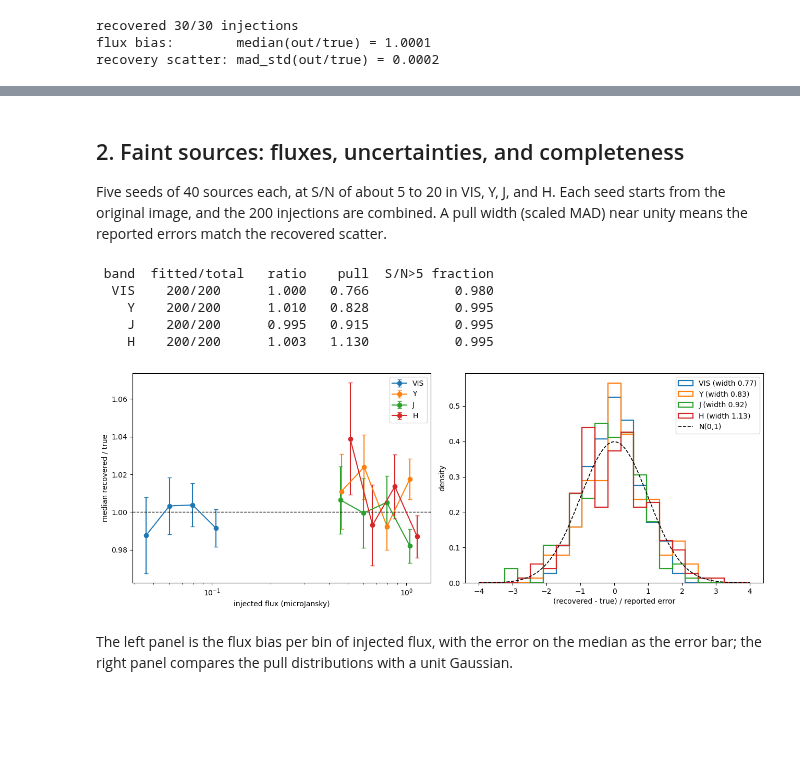
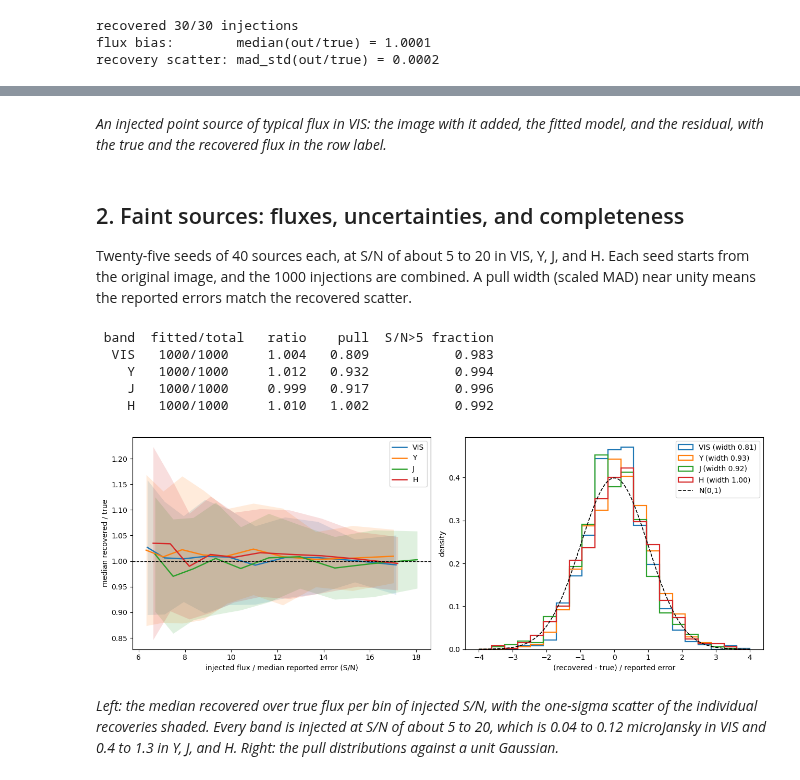
Before and after one commit to Caltech-IPAC/euclid-forced-photometry, a Jupyter notebook: notebooks/supporting_notebooks/injection_recovery.ipynb, the cells around one changed output, grey strips where cells are left out. Drawn from its saved outputs; the diff is of its cells as text; code cells hidden in the pictures; blank space fills up the shorter version.

```diff
--- a/notebooks/supporting_notebooks/injection_recovery.ipynb
+++ b/notebooks/supporting_notebooks/injection_recovery.ipynb
@@ -10,29 +10,18 @@ We look at the recovered flux scale, the pull `(recovered - true) /
 reported error`, and the fraction recovered with a valid fit and S/N > 5.
 The injected signal is noiseless: source Poisson noise is not simulated.
 # %%
-# Locate the package when running from either notebook directory.
-import os, sys
-from pathlib import Path
-PROJECT_ROOT = next((p for p in (Path.cwd(), *Path.cwd().parents)
-                     if (p / "src/euclid_phot").is_dir()), None)
-if PROJECT_ROOT is None:
-    raise RuntimeError("Run this notebook from the repository.")
-if "euclid_phot" in sys.modules:
-    loaded_from = Path(sys.modules["euclid_phot"].__file__).resolve()
-    if loaded_from != (PROJECT_ROOT / "src/euclid_phot/__init__.py").resolve():
-        raise RuntimeError("Restart the kernel to load this repository's package.")
-sys.path.insert(0, str(PROJECT_ROOT / "src"))
-os.environ.setdefault("EUCLID_PHOT_DATA_DIR", str(PROJECT_ROOT / "examples/native_data"))
-
 import numpy as np
 from astropy.table import vstack
 import matplotlib.pyplot as plt
 
+import euclid_phot as ep
+
+from euclid_phot.config import DEFAULT_DATA_DIR
 from euclid_phot.injection import run_injection_recovery, summarize_recovery
 
 TARGET_RA, TARGET_DEC = 269.48, 67.30
 CUTOUT_SIZE_ARCSEC = 50.0
-DATA_DIR = Path(os.environ["EUCLID_PHOT_DATA_DIR"])
+DATA_DIR = DEFAULT_DATA_DIR  # download cache; set EUCLID_PHOT_DATA_DIR to move it
 # %% [markdown]
 ## 1. Bright sources: the flux scale
 
@@ -54,15 +54,18 @@ recovery scatter: mad_std(out/true) = 0.0002
+# %% [markdown]
+*An injected point source of typical flux in VIS: the image with it added, the fitted model,
+and the residual, with the true and the recovered flux in the row label.*
 # %% [markdown]
 ## 2. Faint sources: fluxes, uncertainties, and completeness
 
-Five seeds of 40 sources each, at S/N of about 5 to 20 in VIS, Y, J, and
-H. Each seed starts from the original image, and the 200 injections are
+Twenty-five seeds of 40 sources each, at S/N of about 5 to 20 in VIS, Y, J,
+and H. Each seed starts from the original image, and the 1000 injections are
 combined. A pull width (scaled MAD) near unity means the reported errors match the
 recovered scatter.
 # %%
 FAINT = {"VIS": (0.04, 0.12), "Y": (0.4, 1.2),
          "J": (0.4, 1.2), "H": (0.45, 1.3)}
 catalogs, truths = [], []
-for seed in range(5):
+for seed in range(25):
     cat, truth = run_injection_recovery(
         data_dir=DATA_DIR, target_ra=TARGET_RA, target_dec=TARGET_DEC,
         cutout_size_arcsec=CUTOUT_SIZE_ARCSEC, bands=tuple(FAINT),
@@ -77,45 +80,49 @@ for seed in range(5):
 
 cat_f = vstack(catalogs, metadata_conflicts='silent')
 truth_f = vstack(truths, metadata_conflicts='silent')
-summaries = {band: summarize_recovery(cat_f, truth_f, band=band) for band in FAINT}
+summaries = {band: summarize_recovery(cat_f, truth_f, band=band, n_bins=10) for band in FAINT}
 print(f"{'band':>5} {'fitted/total':>13} {'ratio':>7} {'pull':>7} {'S/N>5 fraction':>15}")
 for band, s in summaries.items():
     print(f"{band:>5} {s['n_recovered']:>6}/{s['n_injected']:<6} "
           f"{s['ratio_median']:7.3f} {s['pull_std']:7.3f} {s['completeness']:15.3f}")
 # %% [output]
  band  fitted/total   ratio    pull  S/N>5 fraction
-  VIS    200/200      1.000   0.766           0.980
-    Y    200/200      1.010   0.828           0.995
-    J    200/200      0.995   0.915           0.995
-    H    200/200      1.003   1.130           0.995
+  VIS   1000/1000     1.004   0.809           0.983
+    Y   1000/1000     1.012   0.932           0.994
+    J   1000/1000     0.999   0.917           0.996
+    H   1000/1000     1.010   1.002           0.992
 # %%
 fig, (ax_bias, ax_pull) = plt.subplots(1, 2, figsize=(13, 4.8))
 
+injected = cat_f['object_id'] < 0
 for band in FAINT:
     b = summaries[band]['bins']
-    centre = np.sqrt(b['flux_lo_ujy'] * b['flux_hi_ujy'])
-    ax_bias.errorbar(centre, b['ratio_median'], yerr=np.sqrt(np.pi / 2) * b['ratio_mad'] / np.sqrt(b['n']),
-                     fmt='o-', capsize=3, label=band)
+    # Bands were injected at the same S/N, not the same flux: put them on one axis.
+    snr_per_ujy = 1.0 / np.nanmedian(cat_f[f'flux_err_{band}_ujy'][injected])
+    centre = np.sqrt(b['flux_lo_ujy'] * b['flux_hi_ujy']) * snr_per_ujy
+    line, = ax_bias.plot(centre, b['ratio_median'], '-', lw=1.8, label=band)
+    ax_bias.fill_between(centre, b['ratio_median'] - b['ratio_mad'], b['ratio_median'] + b['ratio_mad'],
+                         color=line.get_color(), alpha=0.15, lw=0)
 ax_bias.axhline(1.0, color='k', ls='--', lw=1)
-ax_bias.set_xscale('log')
-ax_bias.set_xlabel('injected flux (microJansky)')
+ax_bias.set_xlabel('injected flux / median reported error (S/N)')
 ax_bias.set_ylabel('median recovered / true')
 ax_bias.legend()
 
 x = np.linspace(-4, 4, 200)
 for band in FAINT:
     ax_pull.hist(summaries[band]['pull'], bins=np.linspace(-4, 4, 22),
                  density=True, histtype='step', lw=1.6,
                  label=f"{band} (width {summaries[band]['pull_std']:.2f})")
 ax_pull.plot(x, np.exp(-x**2 / 2) / np.sqrt(2 * np.pi), 'k--', lw=1.2, label='N(0,1)')
 ax_pull.set_xlabel('(recovered - true) / reported error')
 ax_pull.set_ylabel('density')
 ax_pull.legend()
 plt.tight_layout()
 plt.show()
 # %% [output]
-[figure, old version]
+[figure, new version]
 # %% [markdown]
-The left panel is the flux bias per bin of injected flux, with the error
-on the median as the error bar; the right panel compares the pull
-distributions with a unit Gaussian.
+*Left: the median recovered over true flux per bin of injected S/N, with the one-sigma scatter
+of the individual recoveries shaded. Every band is injected at S/N of about 5 to 20, which is
+0.04 to 0.12 microJansky in VIS and 0.4 to 1.3 in Y, J, and H. Right: the pull distributions
+against a unit Gaussian.*
```
Also changed, not shown: parts of 2 cells of this notebook, 7 other files.
